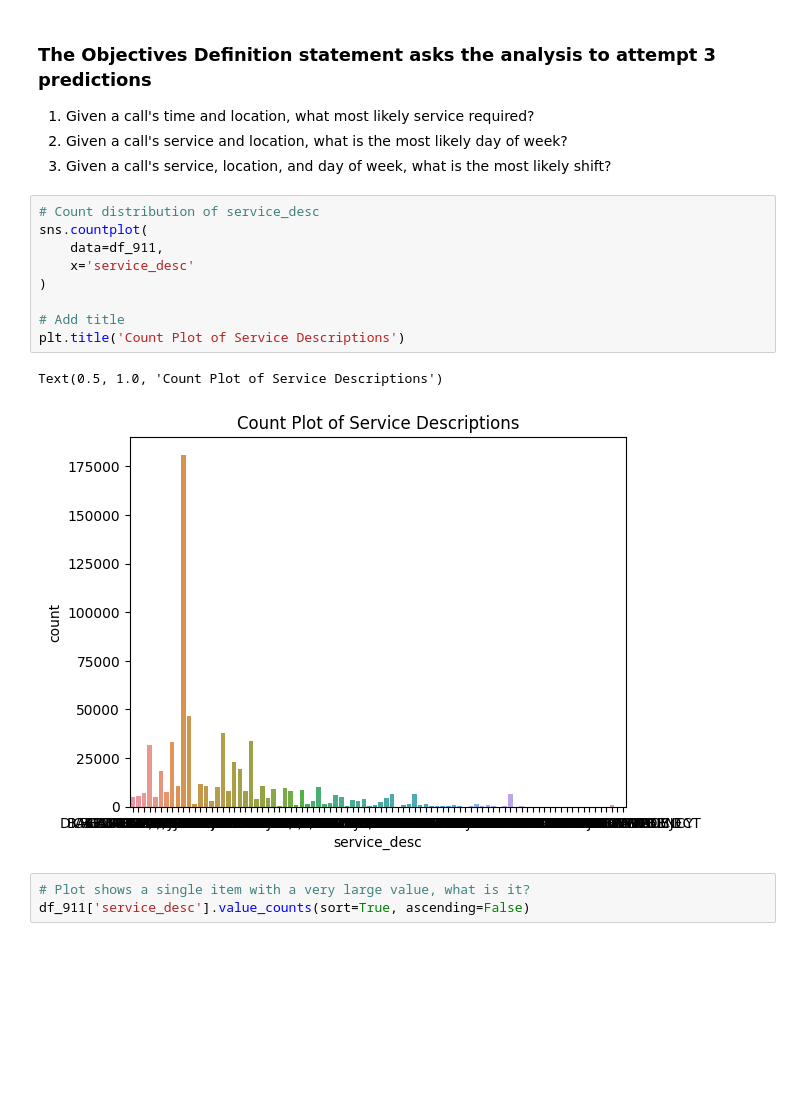
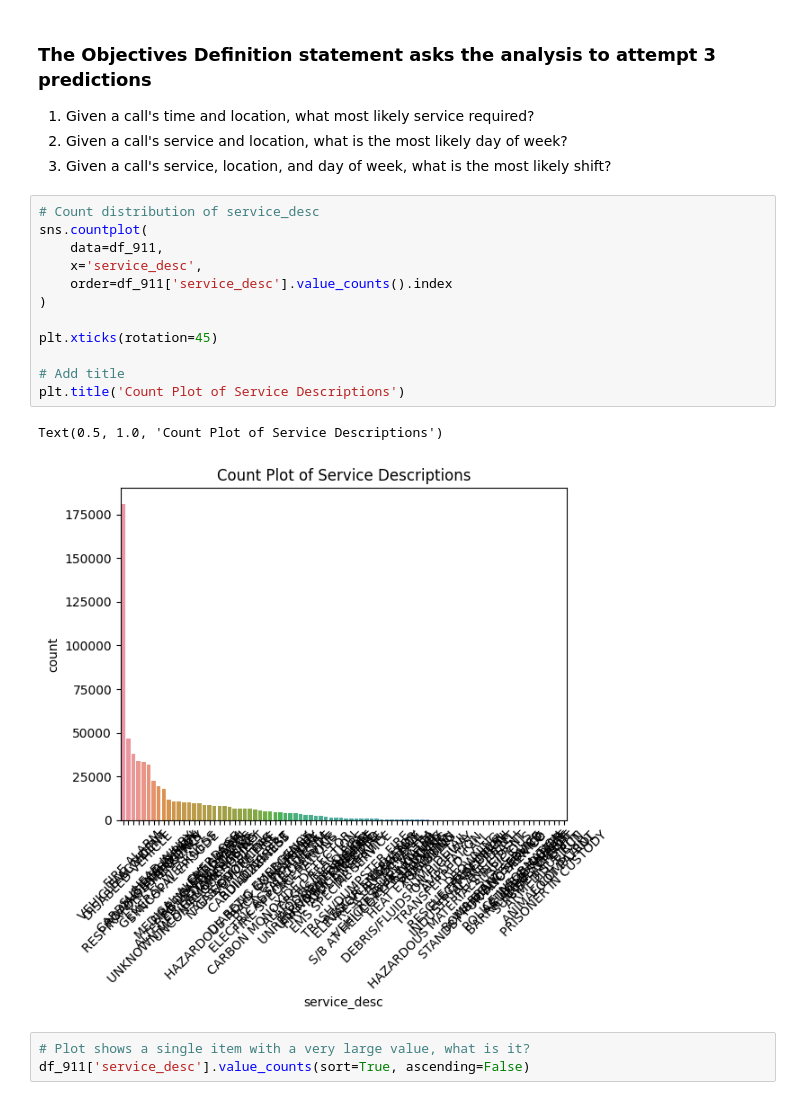
Before and after one commit to thomaspurk/ml-demo-911, a Jupyter notebook: eda/exploratory-data-analysis-mcpa-911.ipynb, the cells around one changed output. Cells and saved outputs as stored; diff of their text form; blank space fills up the shorter version.

```diff
--- a/eda/exploratory-data-analysis-mcpa-911.ipynb
+++ b/eda/exploratory-data-analysis-mcpa-911.ipynb
@@ -99,15 +177,18 @@ memory usage: 44.6+ MB
 # %%
 # Count distribution of service_desc
 sns.countplot(
     data=df_911,
-    x='service_desc'
+    x='service_desc',
+    order=df_911['service_desc'].value_counts().index
 )
+
+plt.xticks(rotation=45)
 
 # Add title
 plt.title('Count Plot of Service Descriptions')
 # %% [output]
 Text(0.5, 1.0, 'Count Plot of Service Descriptions')
-[figure, old version]
+[figure, new version]
 # %%
 # Plot shows a single item with a very large value, what is it?
 df_911['service_desc'].value_counts(sort=True, ascending=False)
```
Also changed, not shown: parts of 15 cells of this notebook.
